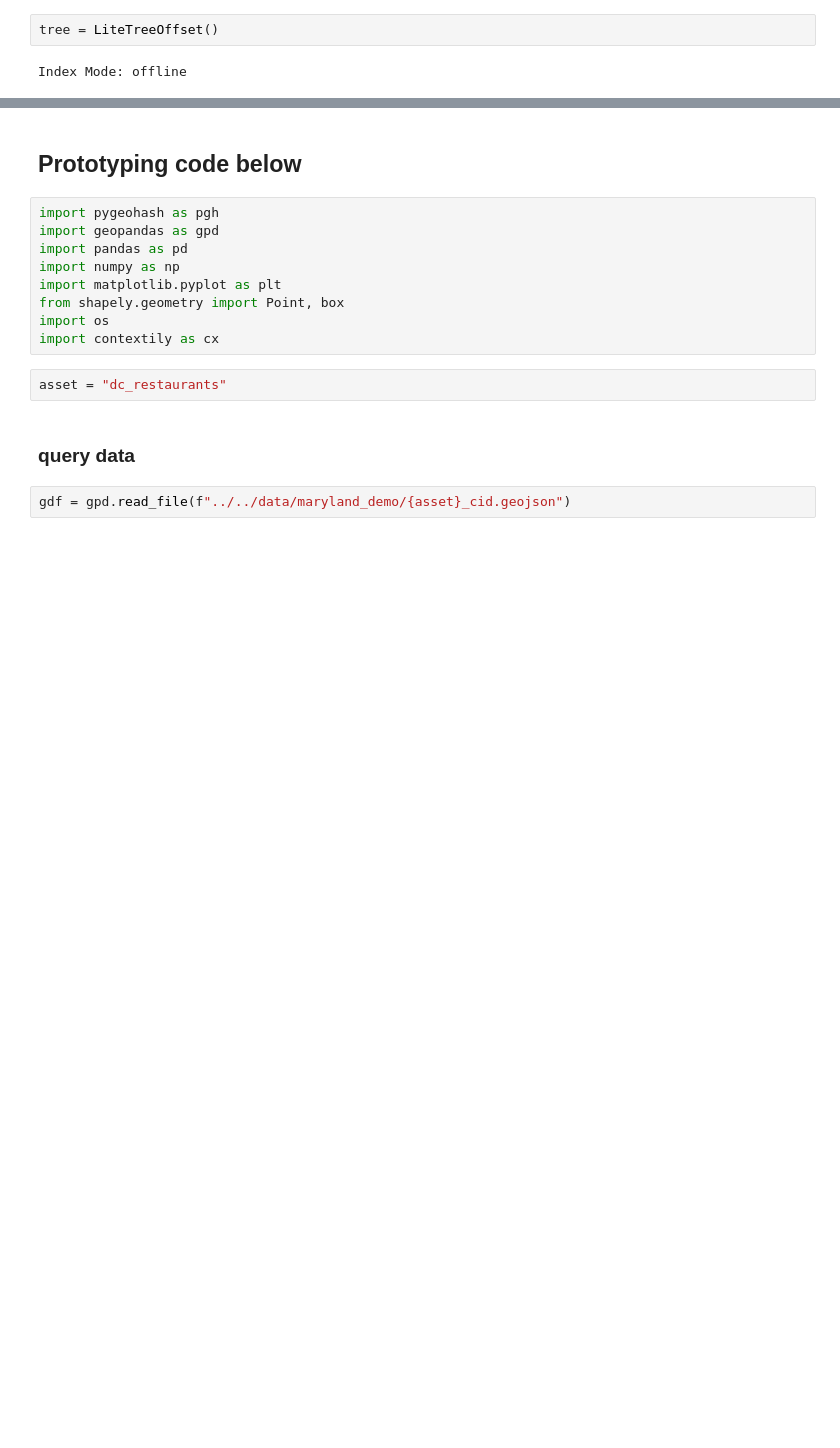
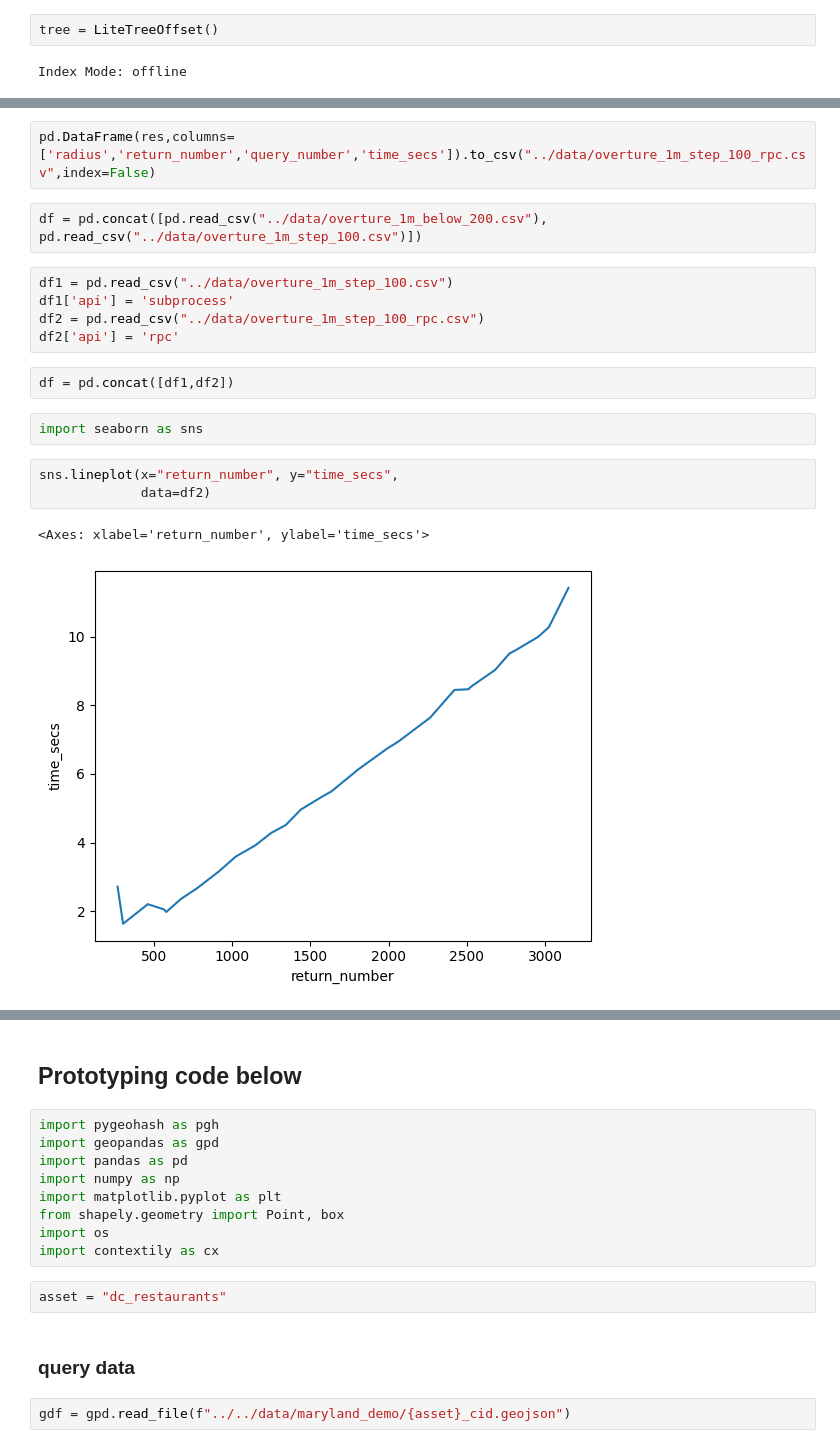
Before and after one commit to easierdata/geohash-cid, a Jupyter notebook: notebooks/spatial_query_comparison.ipynb, the cells around one changed output, grey strips where cells are left out. Drawn from its saved outputs; the diff is of its cells as text; blank space fills up the shorter version.

```diff
--- a/notebooks/spatial_query_comparison.ipynb
+++ b/notebooks/spatial_query_comparison.ipynb
@@ -227,0 +370,20 @@ gpd.sjoin(retr,gdf_radius)
+# %%
+pd.DataFrame(res,columns=['radius','return_number','query_number','time_secs']).to_csv("../data/overture_1m_step_100_rpc.csv",index=False)
+# %%
+df = pd.concat([pd.read_csv("../data/overture_1m_below_200.csv"),
+pd.read_csv("../data/overture_1m_step_100.csv")])
+# %%
+df1 = pd.read_csv("../data/overture_1m_step_100.csv")
+df1['api'] = 'subprocess'
+df2 = pd.read_csv("../data/overture_1m_step_100_rpc.csv")
+df2['api'] = 'rpc'
+# %%
+df = pd.concat([df1,df2])
+# %%
+import seaborn as sns
+# %%
+sns.lineplot(x="return_number", y="time_secs",
+             data=df2)
+# %% [output]
+<Axes: xlabel='return_number', ylabel='time_secs'>
+[figure, added]
```
Also changed, not shown: parts of 44 cells of this notebook, 14 other files.
